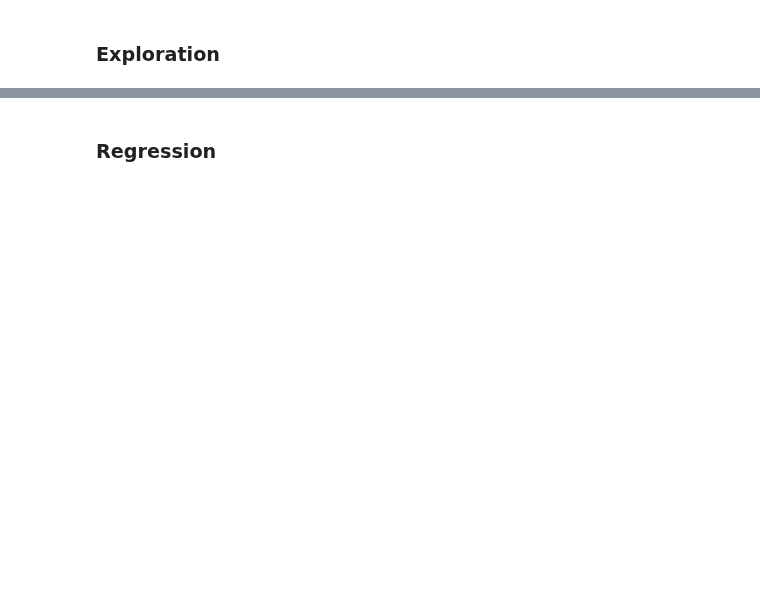
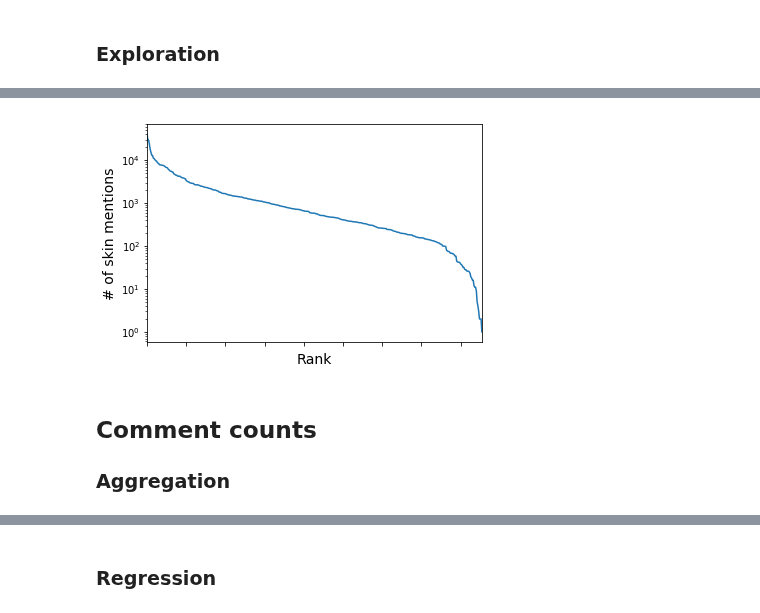
Before and after one commit to map222/trailofpapers, a Jupyter notebook: fortnite/skin_sentiment.ipynb, the cells around one changed output, grey strips where cells are left out. Cells and saved outputs as stored; diff of their text form; code cells hidden in the pictures; blank space fills up the shorter version.

```diff
--- a/fortnite/skin_sentiment.ipynb
+++ b/fortnite/skin_sentiment.ipynb
@@ -13,6 +14,8 @@ import statsmodels.formula.api as smf
 # %%
 sys.path.append(os.path.join(os.path.curdir, '..', 'sentiment_sports'))
 import sports_sentiment as ss
+# %%
+fs = 14
 # %% [markdown]
 ### Load sentiment analyzer
 # %%
@@ -32,12 +56,17 @@ Load a list of all skins
 # %%
-skin_df = pd.read_csv('modeling_data/labeled_skin_covariates.tsv', sep='\t')
 SKIN_SET = set(skin_df['skin_name'].tolist())
+NAME_MAPPINGS= {'Yeehaw':'yee-haw', 'Yee haw':'yee-haw', 'Giddyup': 'giddy-up', 'Giddy up':'giddy-up',
+                'Sunstrider':'sun strider',
+                'Red-Nosed Ranger':'rednosed ranger','Red-Nosed Raider':'rednosed Raider',
+               'Brute Gunner': 'B.R.U.T.E. Gunner', 'Brute Navigator': 'B.R.U.T.E. Navigator'}
+NAME_MAPPINGS.update({k.lower():v for k,v in NAME_MAPPINGS.items()})
+SKIN_SET = SKIN_SET | set(NAME_MAPPINGS.keys() )
 SKIN_SET = SKIN_SET | set(skin.lower() for skin in SKIN_SET)
 SKIN_SET = set(word.replace('the ', '') for word in SKIN_SET)
 SKIN_SET = SKIN_SET | set(skin.replace('.', '') for skin in SKIN_SET )
-UPPER_ENTITIES = {'A.I.M', 'Powder', 'Focus', 'Dream', 'Rush', 'Aim',
+UPPER_ENTITIES = {'A.I.M', 'Powder', 'Focus', 'Dream', 'Rush', 'Aim', 'Velocity',
                   'Guild', 'Grind', 'Ruin', 'Spike', 'Clutch', 'Bullseye',
-                 'Fate', 'Oblivion', 'Splode', 'Scout', 'Rebel'}
+                 'Fate', 'Oblivion', 'Splode', 'Scout', 'Rebel', 'Riot'}
 MIXED_ENTITIES = set(skin.capitalize() for skin in SKIN_SET if len(skin.split()) > 1)
 SKIN_SET = SKIN_SET -  {name.lower() for name in UPPER_ENTITIES} | UPPER_ENTITIES | MIXED_ENTITIES
 # %% [markdown]
@@ -115,3 +127,6 @@ combined_extracted_df.to_pickle('d:/data/fortnite/comments_with_n_skins.pkl')
+# %%
+combined_single_df = pd.read_csv('modeling_data/comments_with_single_skins.tsv', sep='\t')
+combined_extracted_df = pd.read_pickle('modeling_data/comments_with_n_skins.pkl')
 # %% [markdown]
 ### Exploration
 # %%
@@ -132,0 +146,13 @@ plt.yscale('log')
+# %%
+fig, ax = plt.subplots(1)
+skin_counts_series.plot.line()
+plt.yscale('log')
+plt.ylabel('# of skin mentions', fontsize =fs)
+plt.xlabel('Rank', fontsize =fs)
+ax.set_xticklabels([]);
+fig.savefig('skin_popularity.png', dpi=300)
+# %% [output]
+[figure, added]
+# %% [markdown]
+## Comment counts
+### Aggregation
```
Also changed, not shown: parts of 66 cells of this notebook, 2 other files.
